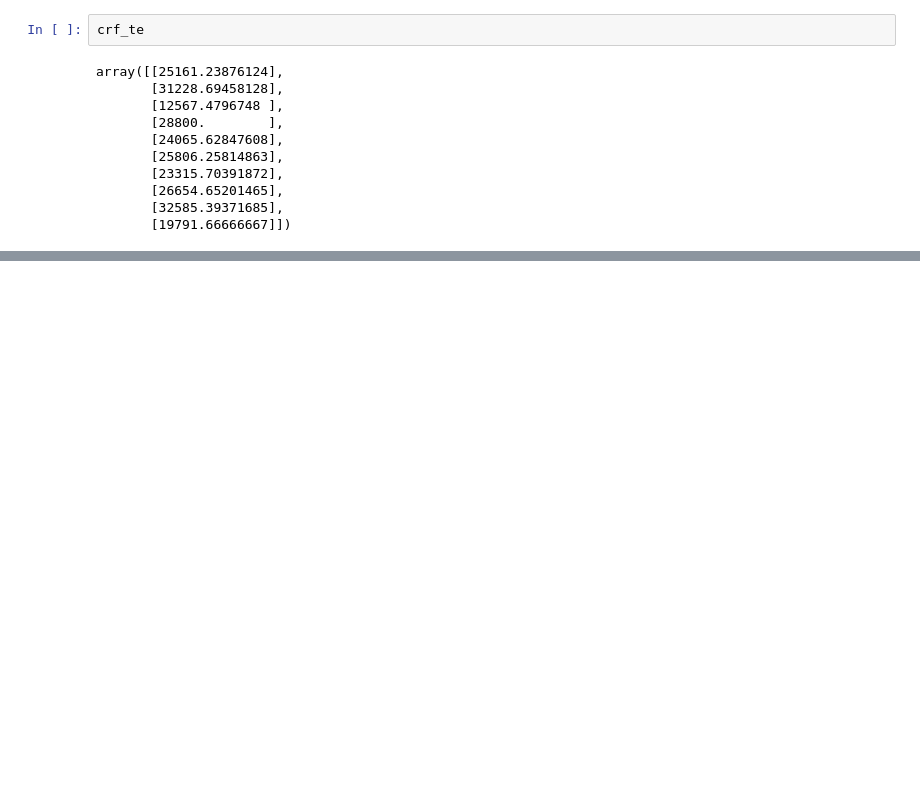
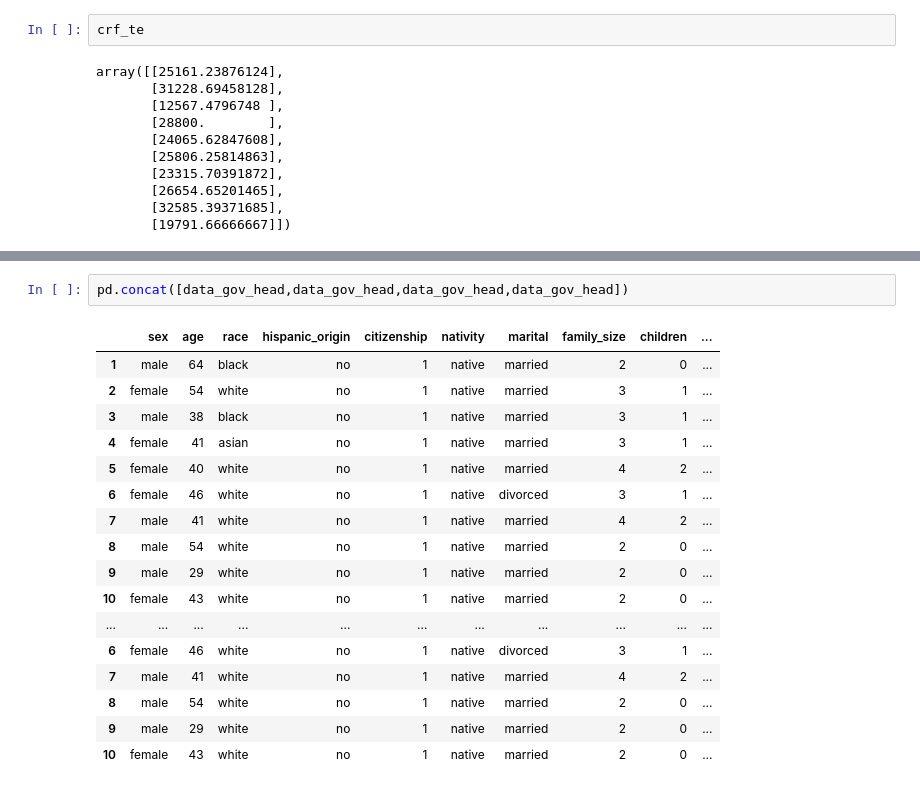
Before and after one commit to cyin666/CausalFairness, a Jupyter notebook: 00_CausalEffectsDecomp/test.ipynb, the cells around one changed output, grey strips where cells are left out. Cells and saved outputs as stored; diff of their text form; blank space fills up the shorter version.

```diff
--- a/00_CausalEffectsDecomp/test.ipynb
+++ b/00_CausalEffectsDecomp/test.ipynb
@@ -245,0 +264,20 @@ array([[25161.23876124],
+# %%
+pd.concat([data_gov_head,data_gov_head,data_gov_head,data_gov_head])
+# %% [output]
+|  | sex | age | race | hispanic_origin | citizenship | nativity | marital | family_size | children | ... |
+| 1 | male | 64 | black | no | 1 | native | married | 2 | 0 | ... |
+| 2 | female | 54 | white | no | 1 | native | married | 3 | 1 | ... |
+| 3 | male | 38 | black | no | 1 | native | married | 3 | 1 | ... |
+| 4 | female | 41 | asian | no | 1 | native | married | 3 | 1 | ... |
+| 5 | female | 40 | white | no | 1 | native | married | 4 | 2 | ... |
+| 6 | female | 46 | white | no | 1 | native | divorced | 3 | 1 | ... |
+| 7 | male | 41 | white | no | 1 | native | married | 4 | 2 | ... |
+| 8 | male | 54 | white | no | 1 | native | married | 2 | 0 | ... |
+| 9 | male | 29 | white | no | 1 | native | married | 2 | 0 | ... |
+| 10 | female | 43 | white | no | 1 | native | married | 2 | 0 | ... |
+| ... | ... | ... | ... | ... | ... | ... | ... | ... | ... | ... |
+| 6 | female | 46 | white | no | 1 | native | divorced | 3 | 1 | ... |
+| 7 | male | 41 | white | no | 1 | native | married | 4 | 2 | ... |
+| 8 | male | 54 | white | no | 1 | native | married | 2 | 0 | ... |
+| 9 | male | 29 | white | no | 1 | native | married | 2 | 0 | ... |
+| 10 | female | 43 | white | no | 1 | native | married | 2 | 0 | ... |
```
Also changed, not shown: parts of 2 cells of this notebook, 1 other file.
